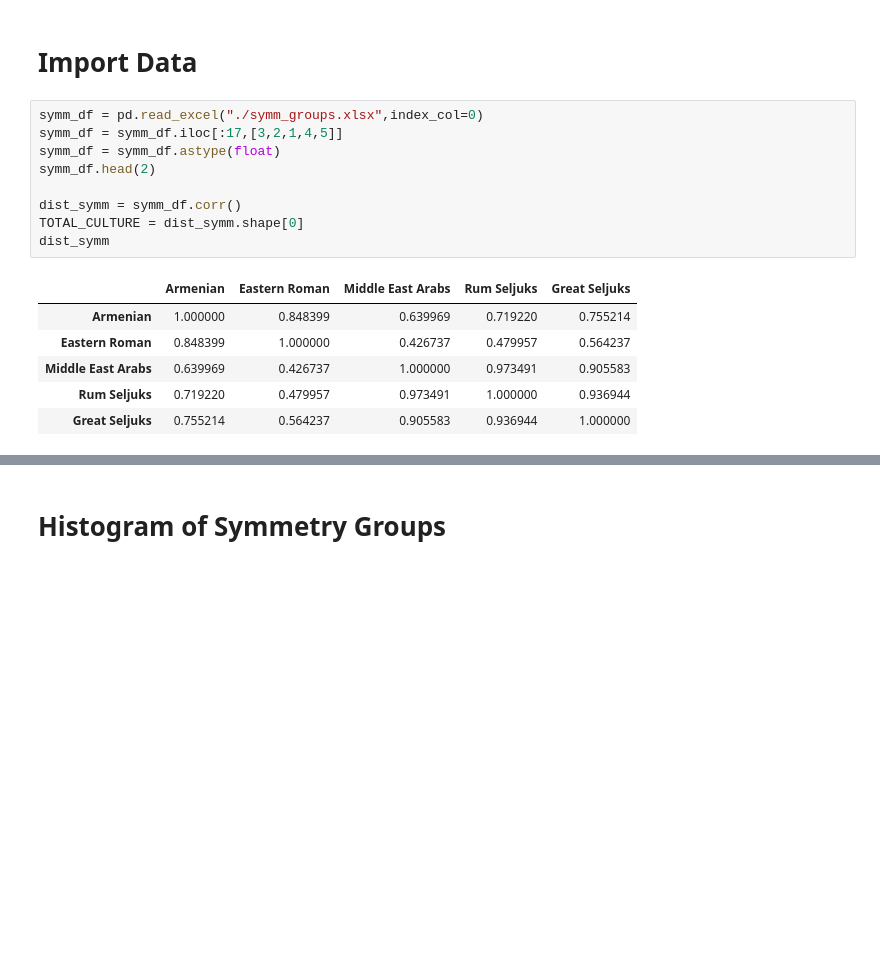
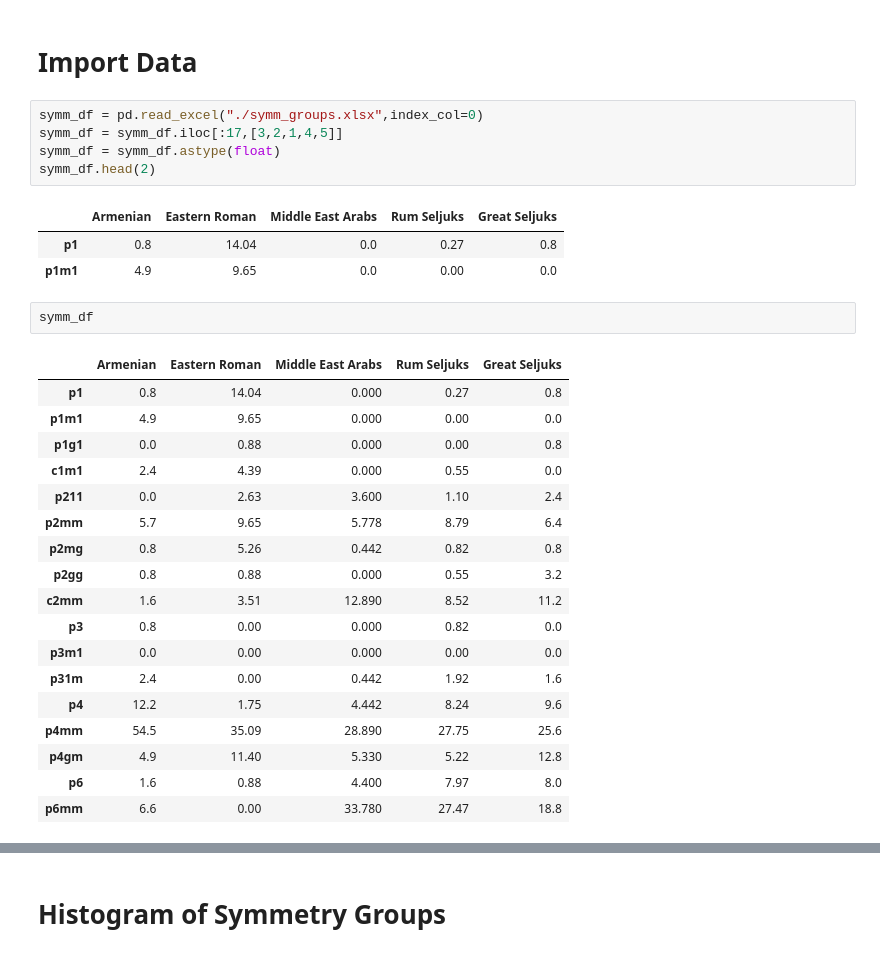
Before and after one commit to selimonat/ornament_symmgroups, a Jupyter notebook: SymmetrySimilarity_analysis.ipynb, the cells around one changed output, grey strips where cells are left out. Saved outputs shown, nothing was run; the diff lists cells and outputs as text; blank space fills up the shorter version.

```diff
--- a/SymmetrySimilarity_analysis.ipynb
+++ b/SymmetrySimilarity_analysis.ipynb
@@ -129,14 +129,28 @@ symm_df = pd.read_excel("./symm_groups.xlsx",index_col=0)
 symm_df = symm_df.iloc[:17,[3,2,1,4,5]]
 symm_df = symm_df.astype(float)
 symm_df.head(2)
-
-dist_symm = symm_df.corr()
-TOTAL_CULTURE = dist_symm.shape[0]
-dist_symm
 # %% [output]
 |  | Armenian | Eastern Roman | Middle East Arabs | Rum Seljuks | Great Seljuks |
-| Armenian | 1.000000 | 0.848399 | 0.639969 | 0.719220 | 0.755214 |
-| Eastern Roman | 0.848399 | 1.000000 | 0.426737 | 0.479957 | 0.564237 |
-| Middle East Arabs | 0.639969 | 0.426737 | 1.000000 | 0.973491 | 0.905583 |
-| Rum Seljuks | 0.719220 | 0.479957 | 0.973491 | 1.000000 | 0.936944 |
-| Great Seljuks | 0.755214 | 0.564237 | 0.905583 | 0.936944 | 1.000000 |
+| p1 | 0.8 | 14.04 | 0.0 | 0.27 | 0.8 |
+| p1m1 | 4.9 | 9.65 | 0.0 | 0.00 | 0.0 |
+# %%
+symm_df
+# %% [output]
+|  | Armenian | Eastern Roman | Middle East Arabs | Rum Seljuks | Great Seljuks |
+| p1 | 0.8 | 14.04 | 0.000 | 0.27 | 0.8 |
+| p1m1 | 4.9 | 9.65 | 0.000 | 0.00 | 0.0 |
+| p1g1 | 0.0 | 0.88 | 0.000 | 0.00 | 0.8 |
+| c1m1 | 2.4 | 4.39 | 0.000 | 0.55 | 0.0 |
+| p211 | 0.0 | 2.63 | 3.600 | 1.10 | 2.4 |
+| p2mm | 5.7 | 9.65 | 5.778 | 8.79 | 6.4 |
+| p2mg | 0.8 | 5.26 | 0.442 | 0.82 | 0.8 |
+| p2gg | 0.8 | 0.88 | 0.000 | 0.55 | 3.2 |
+| c2mm | 1.6 | 3.51 | 12.890 | 8.52 | 11.2 |
+| p3 | 0.8 | 0.00 | 0.000 | 0.82 | 0.0 |
+| p3m1 | 0.0 | 0.00 | 0.000 | 0.00 | 0.0 |
+| p31m | 2.4 | 0.00 | 0.442 | 1.92 | 1.6 |
+| p4 | 12.2 | 1.75 | 4.442 | 8.24 | 9.6 |
+| p4mm | 54.5 | 35.09 | 28.890 | 27.75 | 25.6 |
+| p4gm | 4.9 | 11.40 | 5.330 | 5.22 | 12.8 |
+| p6 | 1.6 | 0.88 | 4.400 | 7.97 | 8.0 |
+| p6mm | 6.6 | 0.00 | 33.780 | 27.47 | 18.8 |
```
Also changed, not shown: parts of 9 cells of this notebook.
